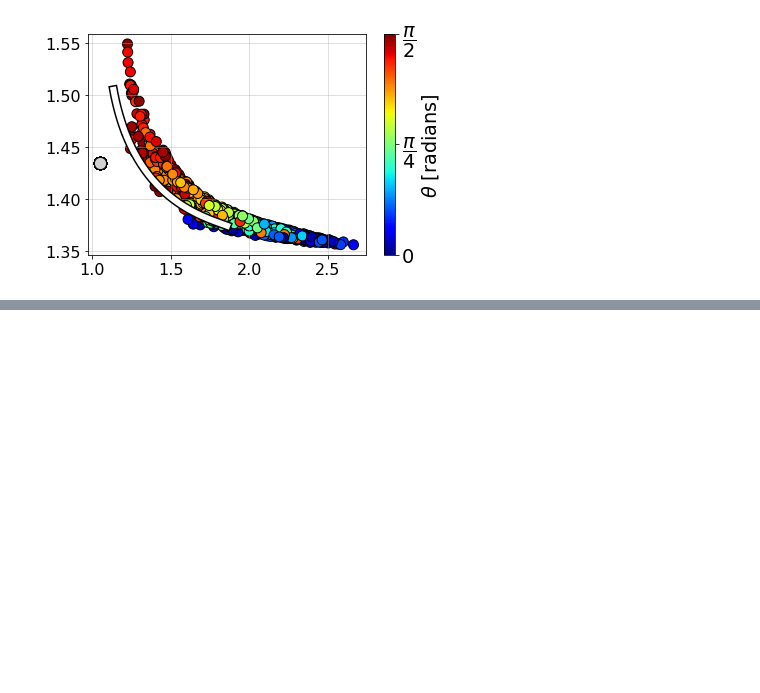
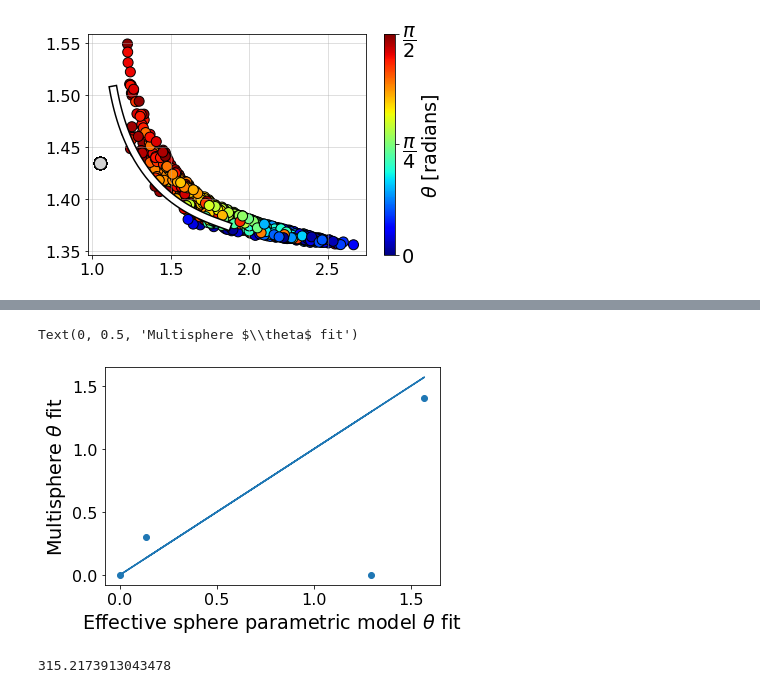
Before and after one commit to laltman2/Dimer_HVM, a Jupyter notebook: reviewer_supplements.ipynb, the cells around one changed output, grey strips where cells are left out. Cells and saved outputs as stored; diff of their text form; code cells hidden in the pictures; blank space fills up the shorter version.

```diff
--- a/reviewer_supplements.ipynb
+++ b/reviewer_supplements.ipynb
@@ -94,0 +101,22 @@ fig.savefig('figures/trimer_theta_compare01.png')
+# %%
+def makedistance(point):
+    d0, n0 = point
+    # drange = sigmoid(0., *popt_d) - sigmoid(np.pi/2., *popt_d)
+    # nrange = sigmoid(np.pi/2., *popt_n) - sigmoid(0., *popt_n)
+    drange = model(0., dpoly) - model(np.pi/2., dpoly)
+    nrange = model(np.pi/2., npoly) - model(0., npoly)
+    def distance(theta):
+        # delta_d = d0 - sigmoid(theta, *popt_d)
+        # delta_n = n0 - sigmoid(theta, *popt_n)
+        delta_d = d0 - model(theta, dpoly)
+        delta_n = n0 - model(theta, npoly)
+        delta = np.sqrt((delta_d/drange)**2 + (delta_n/nrange)**2)
+        return delta
+    return distance
+
+theta_sphere_fit = []
+for i in range(len(d_exp_fit)):
+    point = (d_exp_fit[i], n_exp_fit[i])
+    distance = makedistance(point)
+    res = minimize_scalar(distance, bounds=(0, np.pi/2), method='bounded')
+    theta_sphere_fit.append(res.x)
@@ -94,0 +141,12 @@ fig.savefig('figures/trimer_theta_compare01.png')
+# %%
+plt.scatter(theta_sphere_fit, theta_exp_fit)
+plt.plot(theta_sphere_fit, theta_sphere_fit)
+plt.xlabel(r'Effective sphere parametric model $\theta$ fit')
+plt.ylabel(r'Multisphere $\theta$ fit')
+# %% [output]
+Text(0, 0.5, 'Multisphere $\\theta$ fit')
+[figure, added]
+# %%
+145/0.46
+# %% [output]
+315.2173913043478
```
Also changed, not shown: parts of 4 cells of this notebook, 3 other files.
